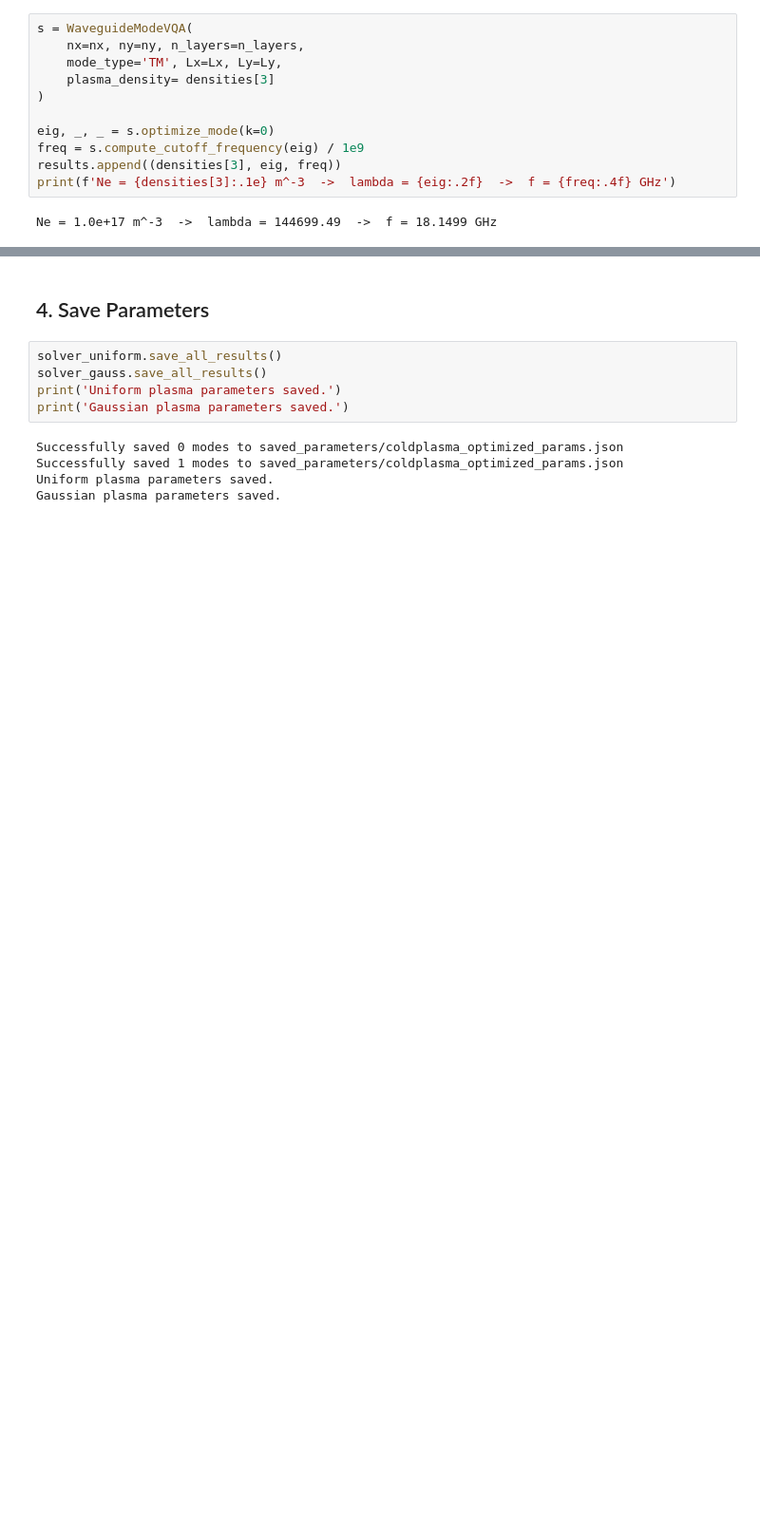
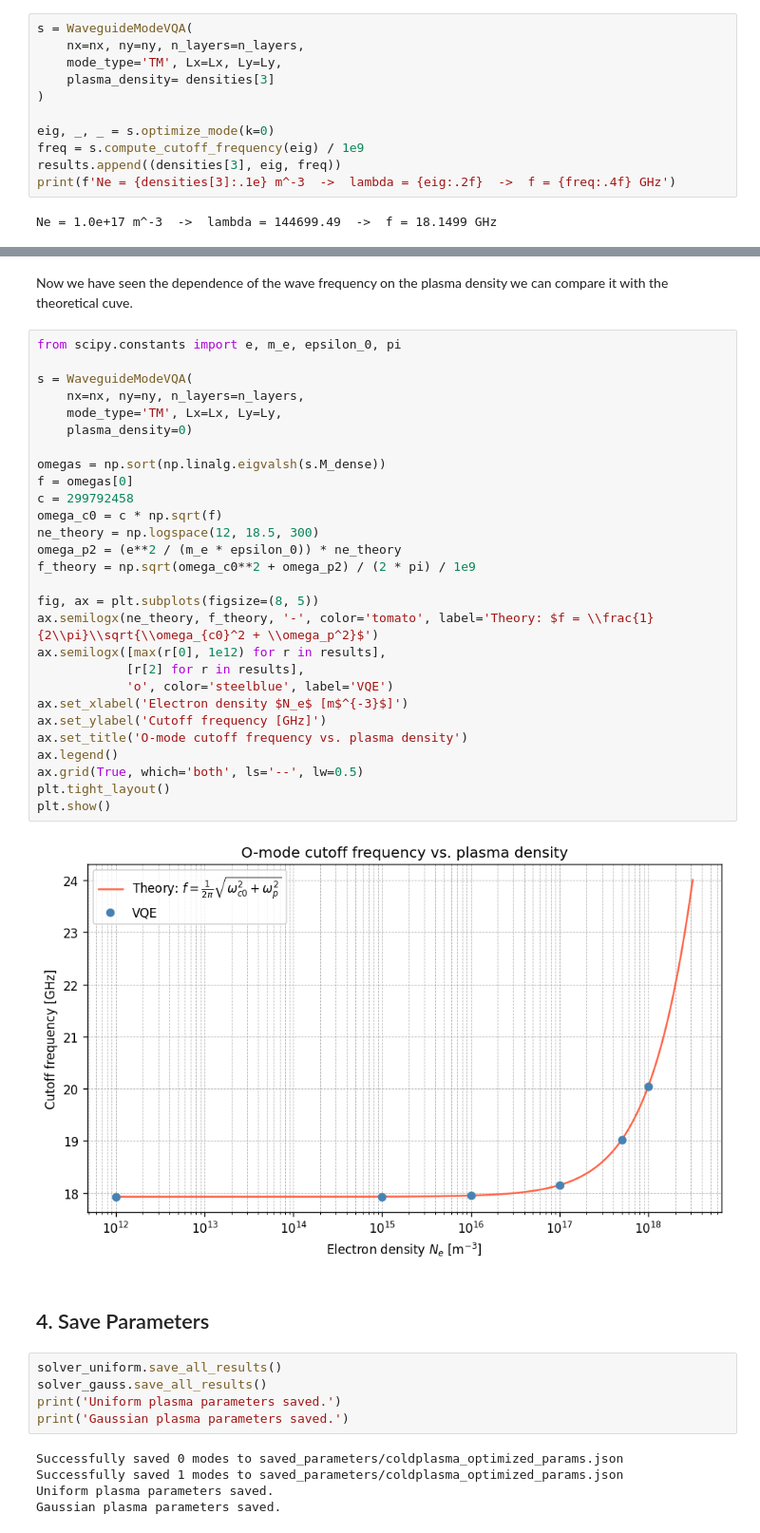
Before and after one commit to JuanManuelsm95/VQE_Waveguide, a Jupyter notebook: notebooks/02_cold_plasma_waveguide.ipynb, the cells around one changed output, grey strips where cells are left out. Shown at 95% size. Saved outputs shown, nothing was run; the diff lists cells and outputs as text; blank space fills up the shorter version.

```diff
--- a/notebooks/02_cold_plasma_waveguide.ipynb
+++ b/notebooks/02_cold_plasma_waveguide.ipynb
@@ -217,3 +230,35 @@ plt.show()
+# %% [markdown]
+Now we have seen the dependence of the wave frequency on the plasma density we can compare it with the theoretical cuve.
+# %%
+from scipy.constants import e, m_e, epsilon_0, pi
+
+s = WaveguideModeVQA(
+    nx=nx, ny=ny, n_layers=n_layers,
+    mode_type='TM', Lx=Lx, Ly=Ly,
+    plasma_density=0)
+
+omegas = np.sort(np.linalg.eigvalsh(s.M_dense))
+f = omegas[0]
+c = 299792458
+omega_c0 = c * np.sqrt(f)
+ne_theory = np.logspace(12, 18.5, 300)
+omega_p2 = (e**2 / (m_e * epsilon_0)) * ne_theory
+f_theory = np.sqrt(omega_c0**2 + omega_p2) / (2 * pi) / 1e9
+
+fig, ax = plt.subplots(figsize=(8, 5))
+ax.semilogx(ne_theory, f_theory, '-', color='tomato', label='Theory: $f = \\frac{1}{2\\pi}\\sqrt{\\omega_{c0}^2 + \\omega_p^2}$')
+ax.semilogx([max(r[0], 1e12) for r in results],
+            [r[2] for r in results],
+            'o', color='steelblue', label='VQE')
+ax.set_xlabel('Electron density $N_e$ [m$^{-3}$]')
+ax.set_ylabel('Cutoff frequency [GHz]')
+ax.set_title('O-mode cutoff frequency vs. plasma density')
+ax.legend()
+ax.grid(True, which='both', ls='--', lw=0.5)
+plt.tight_layout()
+plt.show()
+# %% [output]
+[figure, added]
 # %% [markdown]
 ## 4. Save Parameters
 # %%
```
Also changed, not shown: parts of 6 cells of this notebook.
